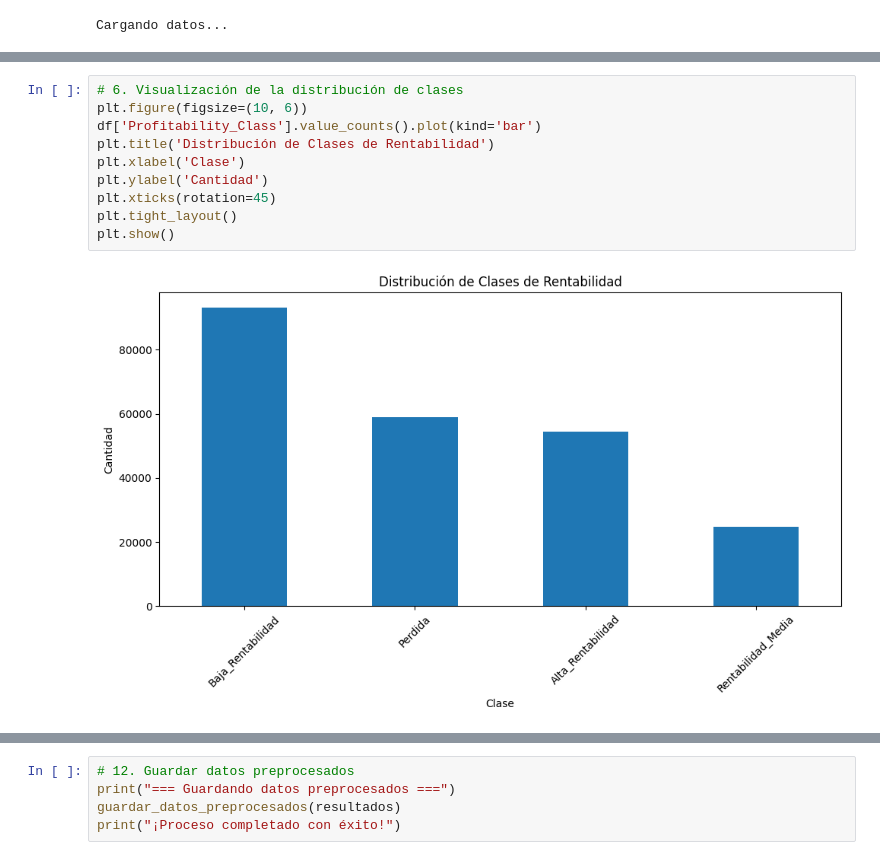
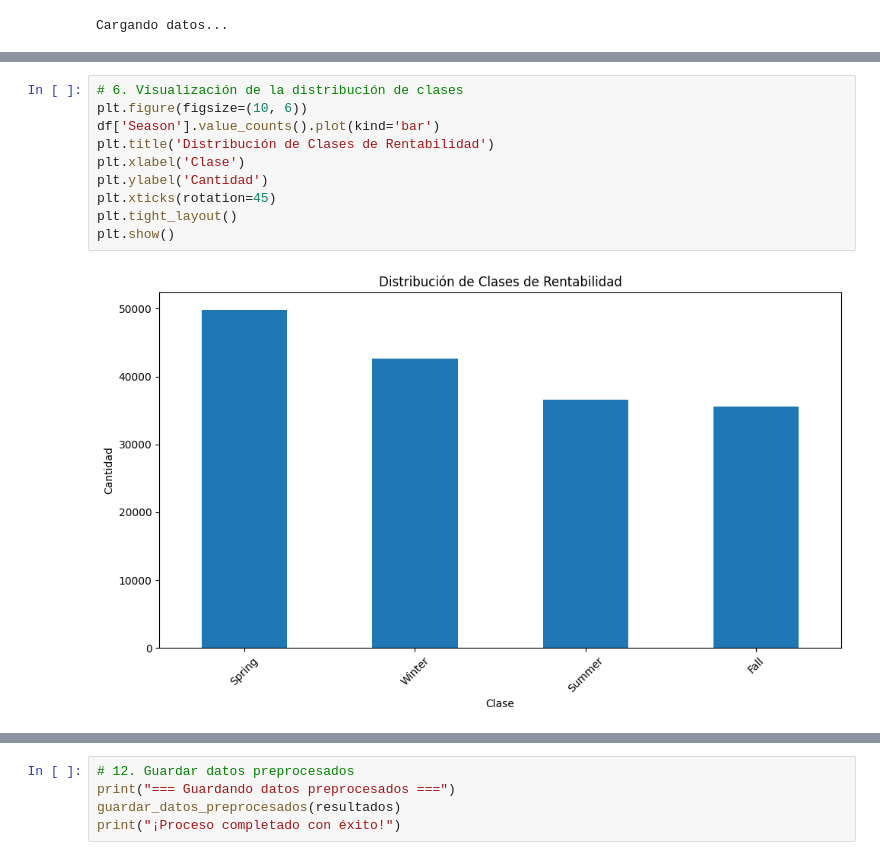
Before and after one commit to scaminom/PROYECT-BI, a Jupyter notebook: EDA.ipynb, the cells around one changed output, grey strips where cells are left out. Saved outputs shown, nothing was run; the diff lists cells and outputs as text.

```diff
--- a/EDA.ipynb
+++ b/EDA.ipynb
@@ -73,15 +73,15 @@ df.describe()
 # %%
 # 6. Visualización de la distribución de clases
 plt.figure(figsize=(10, 6))
-df['Profitability_Class'].value_counts().plot(kind='bar')
+df['Season'].value_counts().plot(kind='bar')
 plt.title('Distribución de Clases de Rentabilidad')
 plt.xlabel('Clase')
 plt.ylabel('Cantidad')
 plt.xticks(rotation=45)
 plt.tight_layout()
 plt.show()
 # %% [output]
-[figure, old version]
+[figure, new version]
 # %%
 # 7. Matriz de correlación
 numerical_cols = df.select_dtypes(include=[np.number]).columns
```
Also changed, not shown: parts of 9 cells of this notebook, 22 other files.
